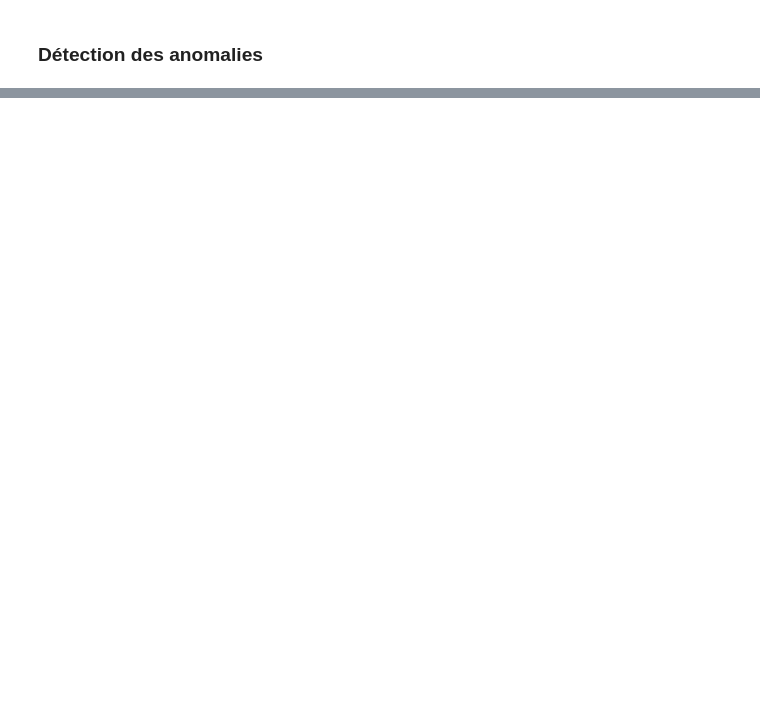
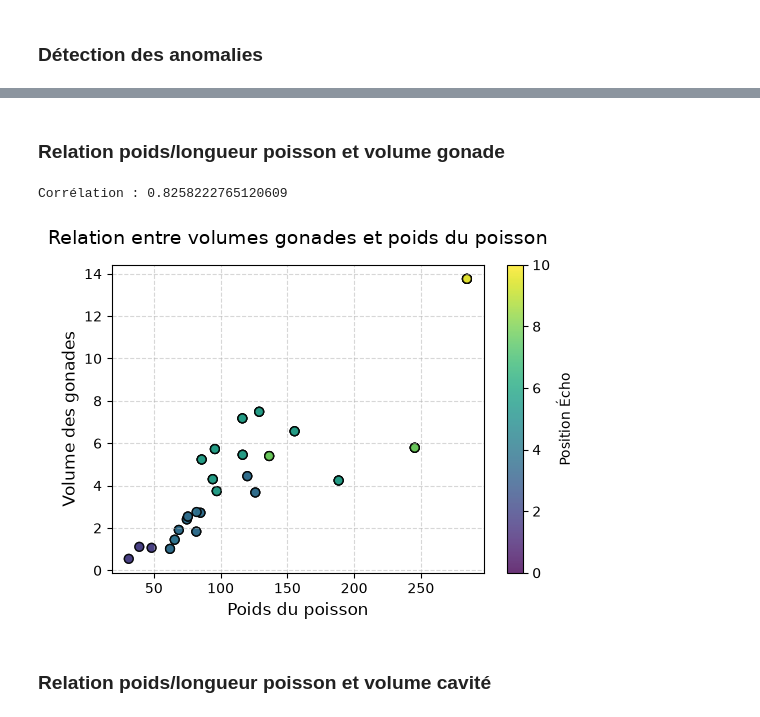
Before and after one commit to loranedp/Stage-GonAIde-2026, a Jupyter notebook: Debut/Résultats/Statistiques_echantillon.ipynb, the cells around one changed output, grey strips where cells are left out. Cells and saved outputs as stored; diff of their text form; code cells hidden in the pictures; blank space fills up the shorter version.

```diff
--- a/Debut/Résultats/Statistiques_echantillon.ipynb
+++ b/Debut/Résultats/Statistiques_echantillon.ipynb
@@ -336,0 +245,19 @@ Poisson : 427305 - Pas assez d'échos pour vérifier les augmentations de surfac
+# %% [markdown]
+### Relation poids/longueur poisson et volume gonade
+# %%
+print(f"Corrélation : {df_true_fish.volume_gonade.corr(df_true_fish.poids_poisson)}") # Corrélation
+
+nuage_points(
+    x=df_true_fish.poids_poisson, # long_poisson ou poids_poisson
+    y=df_true_fish.volume_gonade,
+    color_var=df_true_fish['position echo'],  # Utilisation de la variable 'position echo' pour colorier les points
+    titre="Relation entre volumes gonades et poids du poisson",
+    xlabel="Poids du poisson",
+    ylabel="Volume des gonades",
+    couleur='teal'
+    )
+# %% [output]
+Corrélation : 0.8258222765120609
+[figure, added]
+# %% [markdown]
+### Relation poids/longueur poisson et volume cavité
```
Also changed, not shown: parts of 32 cells of this notebook, 3 other files.
